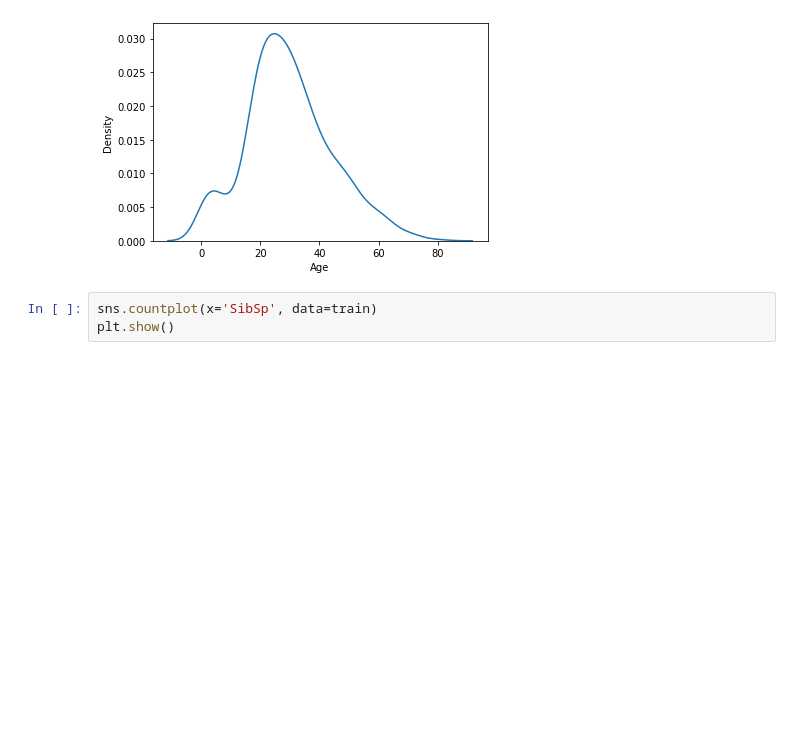
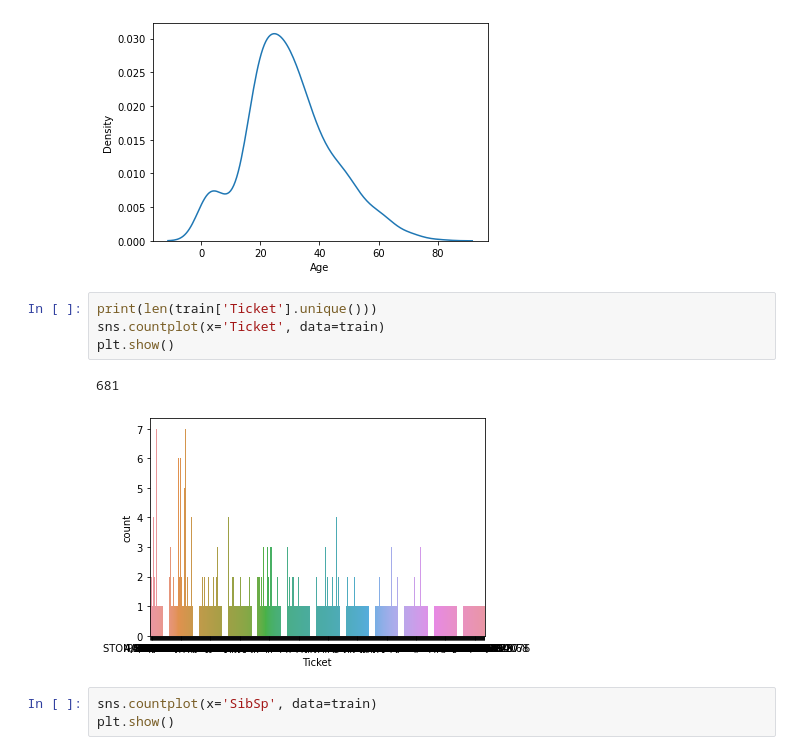
Before and after one commit to TosinPhillip/Titanic-Survival-Prediction-Challenge, a Jupyter notebook: titanic.ipynb, the cells around one changed output. Drawn from its saved outputs; the diff is of its cells as text; blank space fills up the shorter version.

Commit message:
Cleaned data and fitted some models
Got a way to bypass the SimpleImputer NaN error.

```diff
--- a/titanic.ipynb
+++ b/titanic.ipynb
@@ -79,6 +92,13 @@ sns.kdeplot(x='Age', data=train)
 plt.show()
 # %% [output]
 [figure]
+# %%
+print(len(train['Ticket'].unique()))
+sns.countplot(x='Ticket', data=train)
+plt.show()
+# %% [output]
+681
+[figure, added]
 # %%
 sns.countplot(x='SibSp', data=train)
 plt.show()
```
Also changed, not shown: parts of 18 cells of this notebook.
